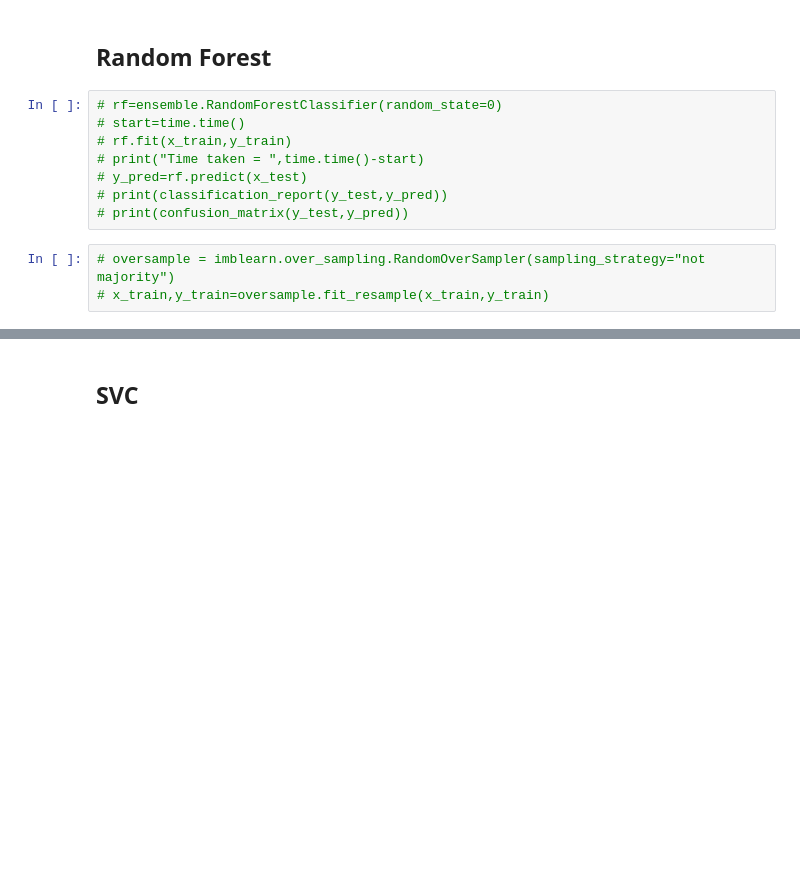
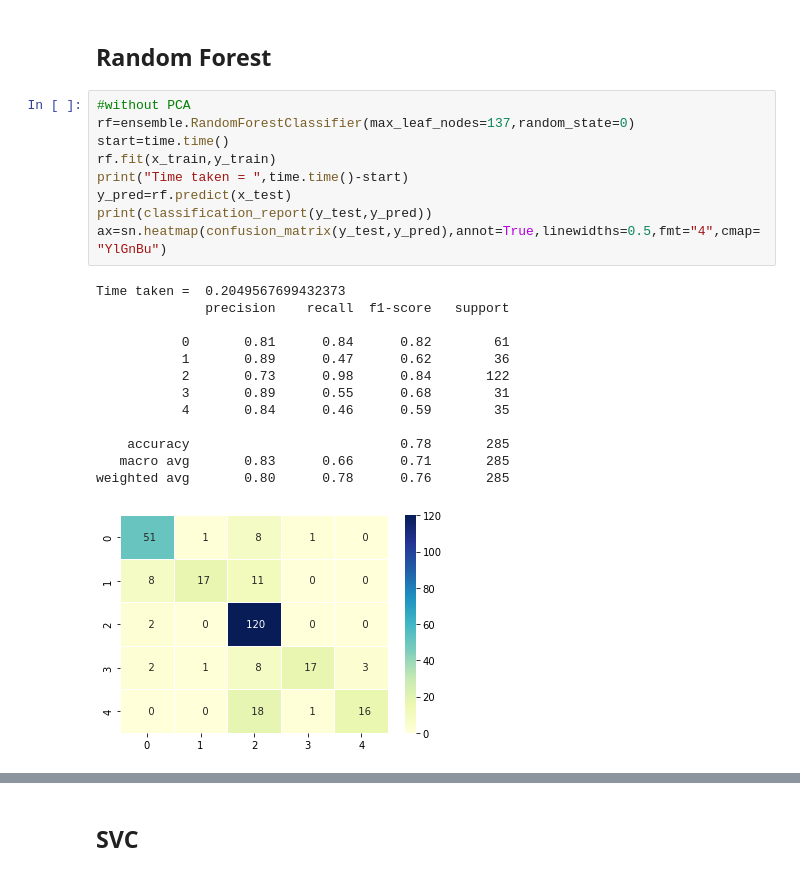
Before and after one commit to Tejasjaiswal321/lfw-classify, a Jupyter notebook: lfw_source.ipynb, the cells around one changed output, grey strips where cells are left out. Saved outputs shown, nothing was run; the diff lists cells and outputs as text; blank space fills up the shorter version.

Commit message:
Counter & Heatmaps

```diff
--- a/lfw_source.ipynb
+++ b/lfw_source.ipynb
@@ -175,14 +182,26 @@ all_scores=[]
 # %% [markdown]
 ## Random Forest
 # %%
-# rf=ensemble.RandomForestClassifier(random_state=0)
-# start=time.time()
-# rf.fit(x_train,y_train)
-# print("Time taken = ",time.time()-start)
-# y_pred=rf.predict(x_test)
-# print(classification_report(y_test,y_pred))
-# print(confusion_matrix(y_test,y_pred))
+#without PCA
+rf=ensemble.RandomForestClassifier(max_leaf_nodes=137,random_state=0)
+start=time.time()
+rf.fit(x_train,y_train)
+print("Time taken = ",time.time()-start)
+y_pred=rf.predict(x_test)
+print(classification_report(y_test,y_pred))
+ax=sn.heatmap(confusion_matrix(y_test,y_pred),annot=True,linewidths=0.5,fmt="4",cmap="YlGnBu")
+# %% [output]
+Time taken =  0.2049567699432373
+              precision    recall  f1-score   support
+
+           0       0.81      0.84      0.82        61
+           1       0.89      0.47      0.62        36
+           2       0.73      0.98      0.84       122
+           3       0.89      0.55      0.68        31
+           4       0.84      0.46      0.59        35
+
+    accuracy                           0.78       285
+   macro avg       0.83      0.66      0.71       285
+weighted avg       0.80      0.78      0.76       285
+[figure, added]
-# %%
-# oversample = imblearn.over_sampling.RandomOverSampler(sampling_strategy="not majority")
-# x_train,y_train=oversample.fit_resample(x_train,y_train)
 # %%
```
Also changed, not shown: parts of 20 cells of this notebook.
